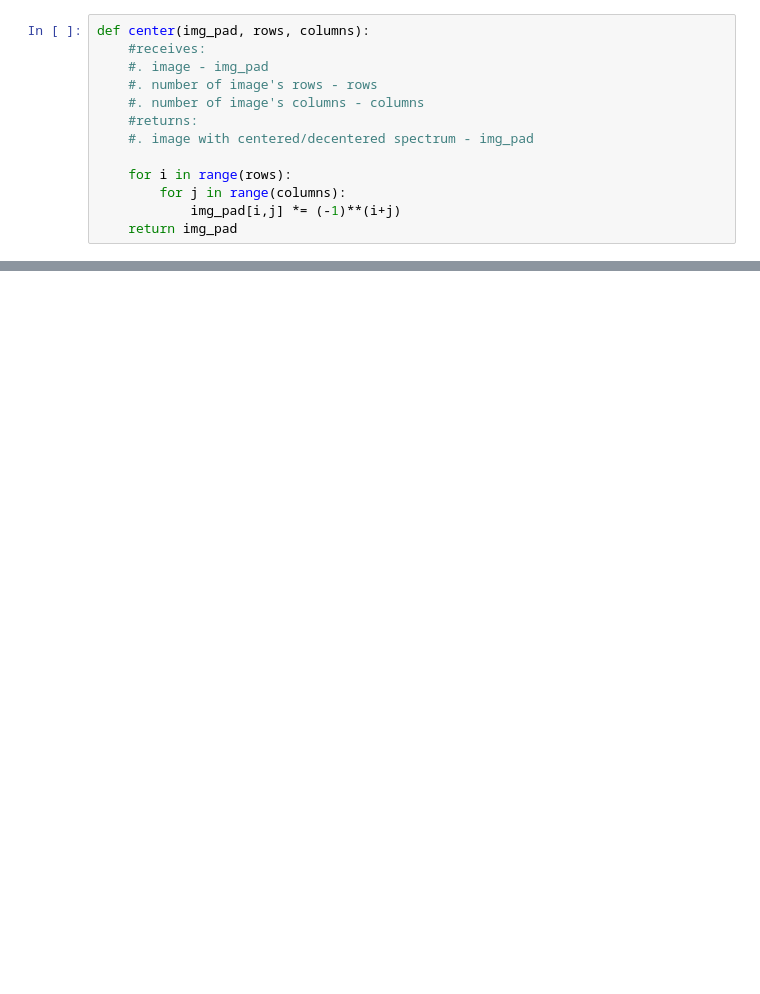
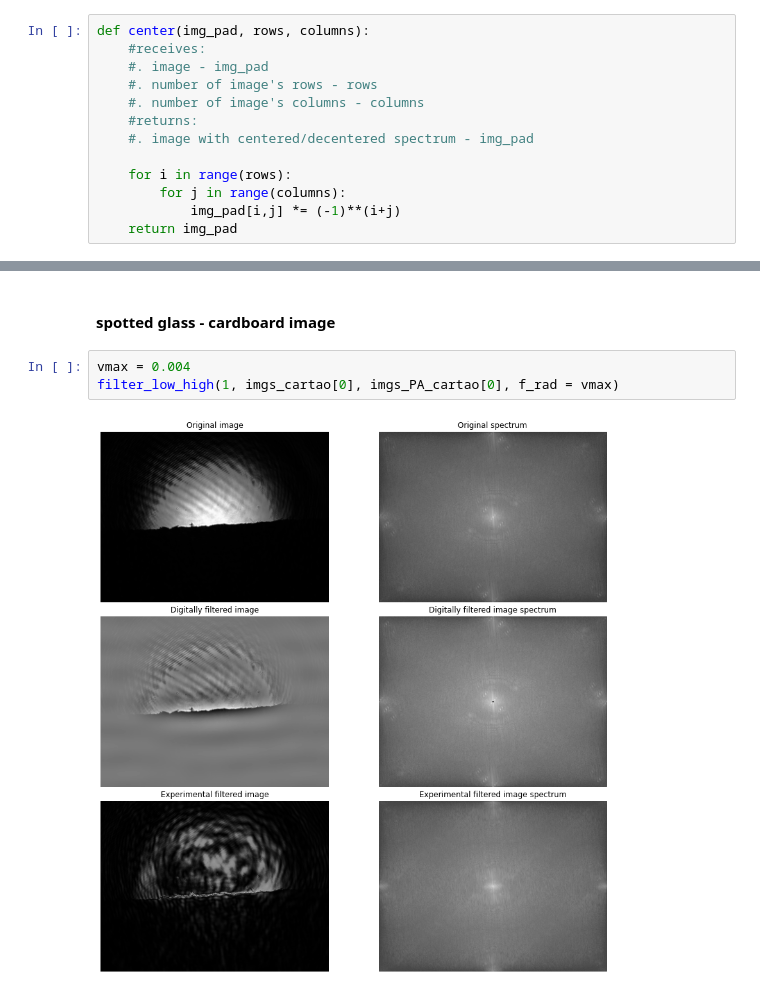
Before and after one commit to LeanderReascos/Photonics_II, a Jupyter notebook: PL2/Fourier_Image_digital_analysis.ipynb, the cells around one changed output, grey strips where cells are left out. Drawn from its saved outputs; the diff is of its cells as text; blank space fills up the shorter version.

```diff
--- a/PL2/Fourier_Image_digital_analysis.ipynb
+++ b/PL2/Fourier_Image_digital_analysis.ipynb
@@ -217,0 +136,7 @@ def passa_baixo(img, img_exp, f_rad = 0.1):
+# %% [markdown]
+#### spotted glass - cardboard image
+# %%
+vmax = 0.004
+filter_low_high(1, imgs_cartao[0], imgs_PA_cartao[0], f_rad = vmax)
+# %% [output]
+[figure, added]
```
Also changed, not shown: parts of 22 cells of this notebook.
